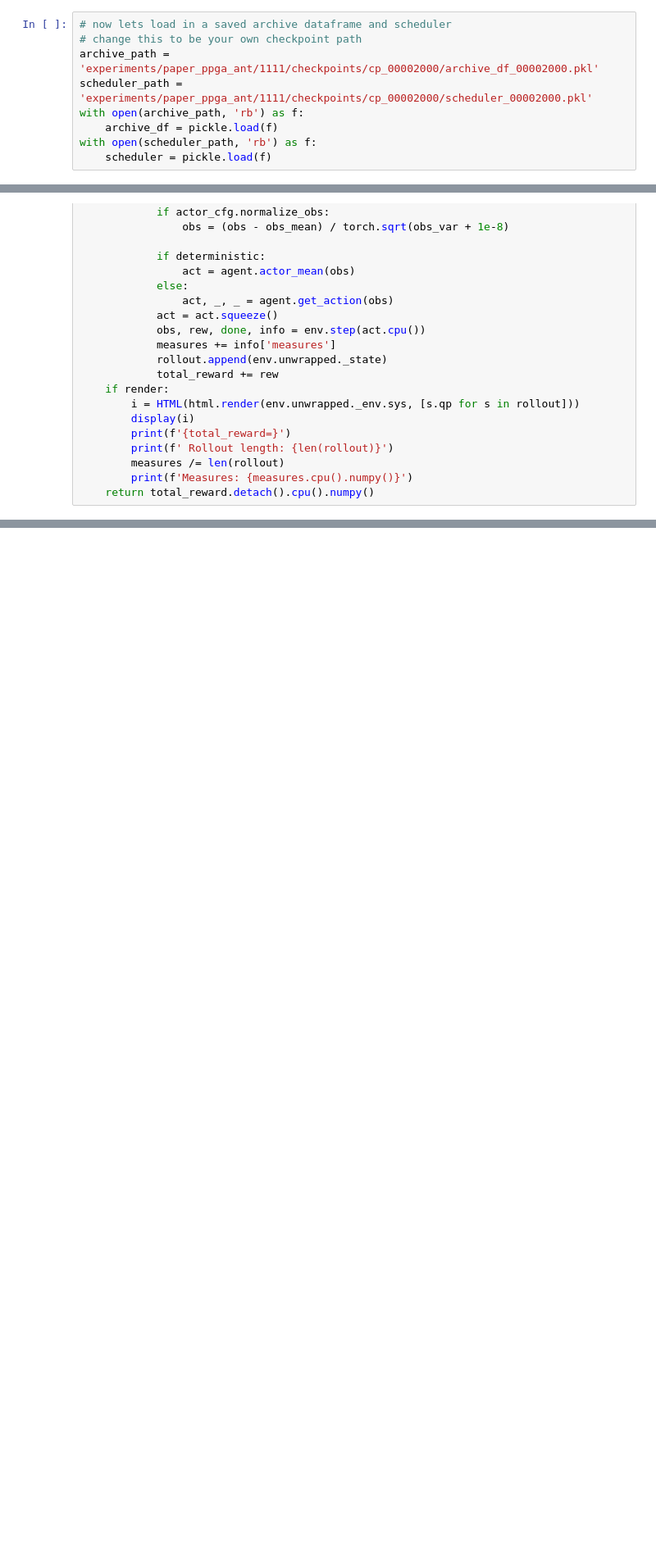
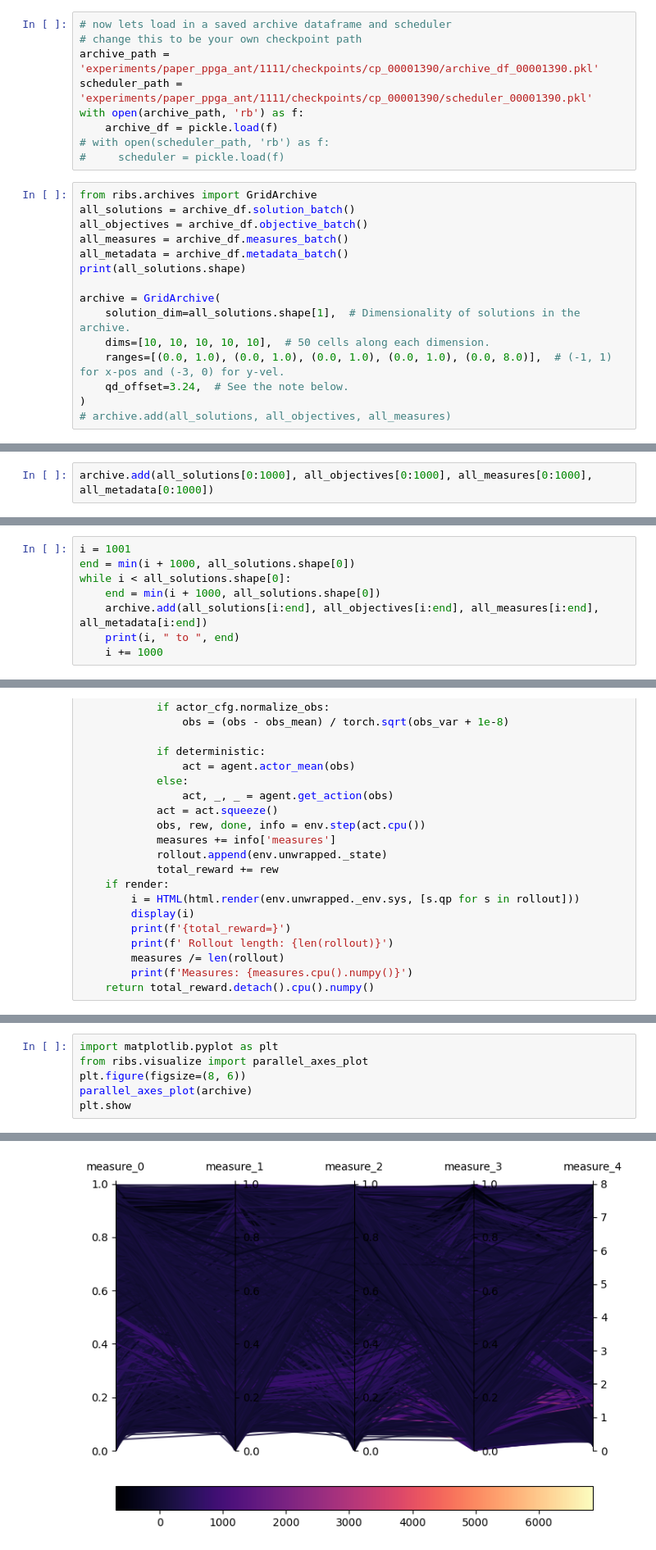
Before and after one commit to anpalaparthi/PPGADev, a Jupyter notebook: algorithm/enjoy_ppga.ipynb, the cells around one changed output, grey strips where cells are left out. Shown at 82% size. Drawn from its saved outputs; the diff is of its cells as text; blank space fills up the shorter version.

```diff
--- a/algorithm/enjoy_ppga.ipynb
+++ b/algorithm/enjoy_ppga.ipynb
@@ -61,9 +62,24 @@ env_cfg = AttrDict({
 # %%
 # now lets load in a saved archive dataframe and scheduler
 # change this to be your own checkpoint path
-archive_path = 'experiments/paper_ppga_ant/1111/checkpoints/cp_00002000/archive_df_00002000.pkl'
-scheduler_path = 'experiments/paper_ppga_ant/1111/checkpoints/cp_00002000/scheduler_00002000.pkl'
+archive_path = 'experiments/paper_ppga_ant/1111/checkpoints/cp_00001390/archive_df_00001390.pkl'
+scheduler_path = 'experiments/paper_ppga_ant/1111/checkpoints/cp_00001390/scheduler_00001390.pkl'
 with open(archive_path, 'rb') as f:
     archive_df = pickle.load(f)
-with open(scheduler_path, 'rb') as f:
-    scheduler = pickle.load(f)
+# with open(scheduler_path, 'rb') as f:
+#     scheduler = pickle.load(f)
+# %%
+from ribs.archives import GridArchive
+all_solutions = archive_df.solution_batch()
+all_objectives = archive_df.objective_batch()
+all_measures = archive_df.measures_batch()
+all_metadata = archive_df.metadata_batch()
+print(all_solutions.shape)
+
+archive = GridArchive(
+    solution_dim=all_solutions.shape[1],  # Dimensionality of solutions in the archive.
+    dims=[10, 10, 10, 10, 10],  # 50 cells along each dimension.
+    ranges=[(0.0, 1.0), (0.0, 1.0), (0.0, 1.0), (0.0, 1.0), (0.0, 8.0)],  # (-1, 1) for x-pos and (-3, 0) for y-vel.
+    qd_offset=3.24,  # See the note below.
+)
+# archive.add(all_solutions, all_objectives, all_measures)
@@ -69,0 +88,2 @@ with open(scheduler_path, 'rb') as f:
+# %%
+archive.add(all_solutions[0:1000], all_objectives[0:1000], all_measures[0:1000], all_metadata[0:1000])
@@ -69,0 +108,8 @@ with open(scheduler_path, 'rb') as f:
+# %%
+i = 1001
+end = min(i + 1000, all_solutions.shape[0])
+while i < all_solutions.shape[0]:
+    end = min(i + 1000, all_solutions.shape[0])
+    archive.add(all_solutions[i:end], all_objectives[i:end], all_measures[i:end], all_metadata[i:end])
+    print(i, " to ", end)
+    i += 1000
@@ -196,0 +276,7 @@ array(9011.719, dtype=float32)
+# %%
+import matplotlib.pyplot as plt
+from ribs.visualize import parallel_axes_plot
+plt.figure(figsize=(8, 6))
+parallel_axes_plot(archive)
+plt.show
+# %% [output]
@@ -196,0 +284 @@ array(9011.719, dtype=float32)
+[figure, added]
```
Also changed, not shown: parts of 11 cells of this notebook, 11 other files.
